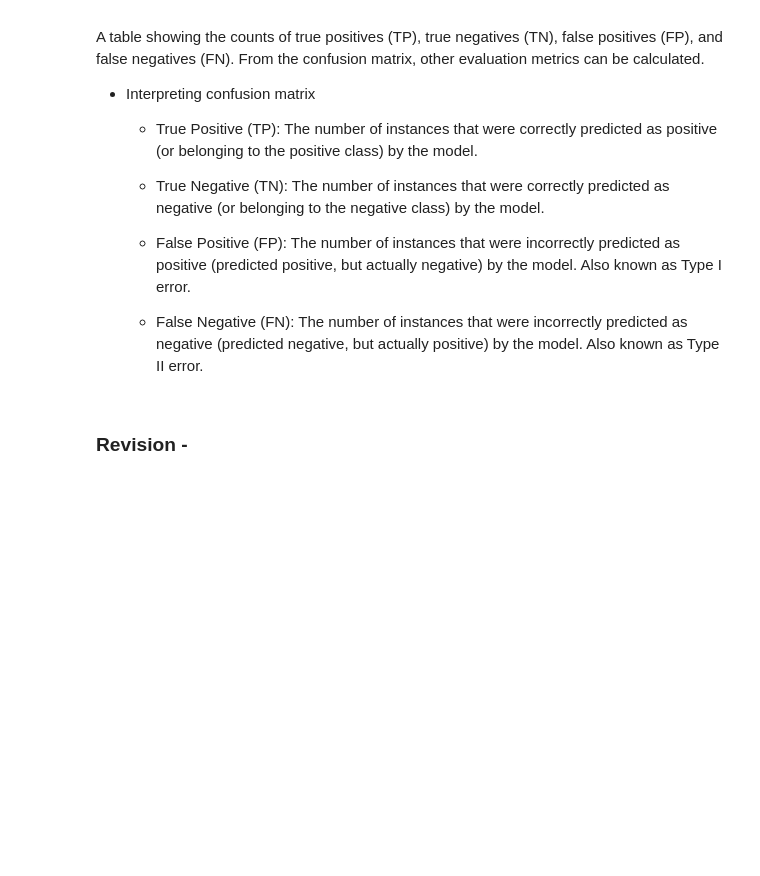
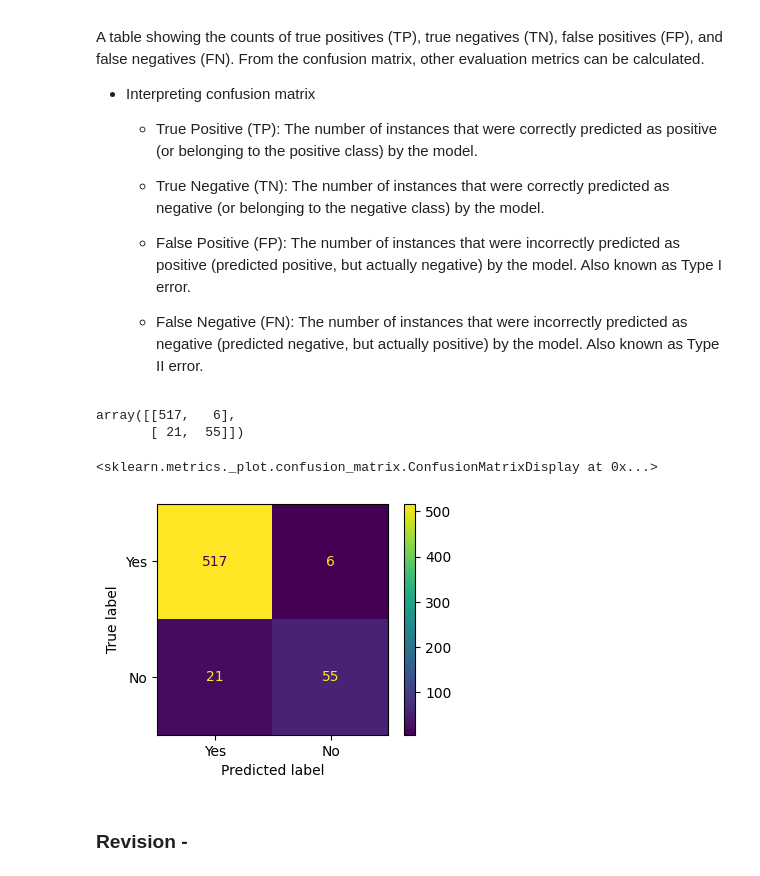
Before and after one commit to knowledge-corner/Optum-Global_Sept_24, a Jupyter notebook: Classwork_Vaidehi.ipynb, the cells around one changed output. Drawn from its saved outputs; the diff is of its cells as text; code cells hidden in the pictures; blank space fills up the shorter version.

```diff
--- a/Classwork_Vaidehi.ipynb
+++ b/Classwork_Vaidehi.ipynb
@@ -1238,4 +1242,15 @@ df.head()
+# %%
+features = df[[ 'Age', 'Loan to Income']]
+label = df["Default"]
 # %% [markdown]
 #### Split data into Train and Test
+# %%
+from sklearn.model_selection import train_test_split
+X_train, X_test, y_train, y_test = train_test_split(features, label, test_size=0.3)
 # %% [markdown]
 #### Build Logistic Regression Model
+# %%
+from sklearn.linear_model import LogisticRegression
+
+model = LogisticRegression()
+model.fit(X_train, y_train)
@@ -1242,5 +1259,7 @@ df.head()
 # %% [markdown]
 #### Predict Values
+# %%
+y_pred = model.predict(X_test)
 # %% [markdown]
 #### Model Evaluation
 # %% [markdown]
@@ -1259,6 +1283,18 @@ A table showing the counts of true positives (TP), true negatives (TN), false po
     - False Positive (FP): The number of instances that were incorrectly predicted as positive (predicted positive, but actually negative) by the model. Also known as Type I error.
 
     - False Negative (FN): The number of instances that were incorrectly predicted as negative (predicted negative, but actually positive) by the model. Also known as Type II error.
+# %%
+from sklearn.metrics import confusion_matrix, ConfusionMatrixDisplay
+confusion_matrix(y_test, y_pred)
+# %% [output]
+array([[517,   6],
+       [ 21,  55]])
+# %%
+disp = ConfusionMatrixDisplay(confusion_matrix(y_test, y_pred), display_labels = ["Yes", "No"])
+disp.plot()
+# %% [output]
+<sklearn.metrics._plot.confusion_matrix.ConfusionMatrixDisplay at 0x...>
+[figure, added]
 # %% [markdown]
 ### Revision -
 # %% [markdown]
```
Also changed, not shown: parts of 79 cells of this notebook.
